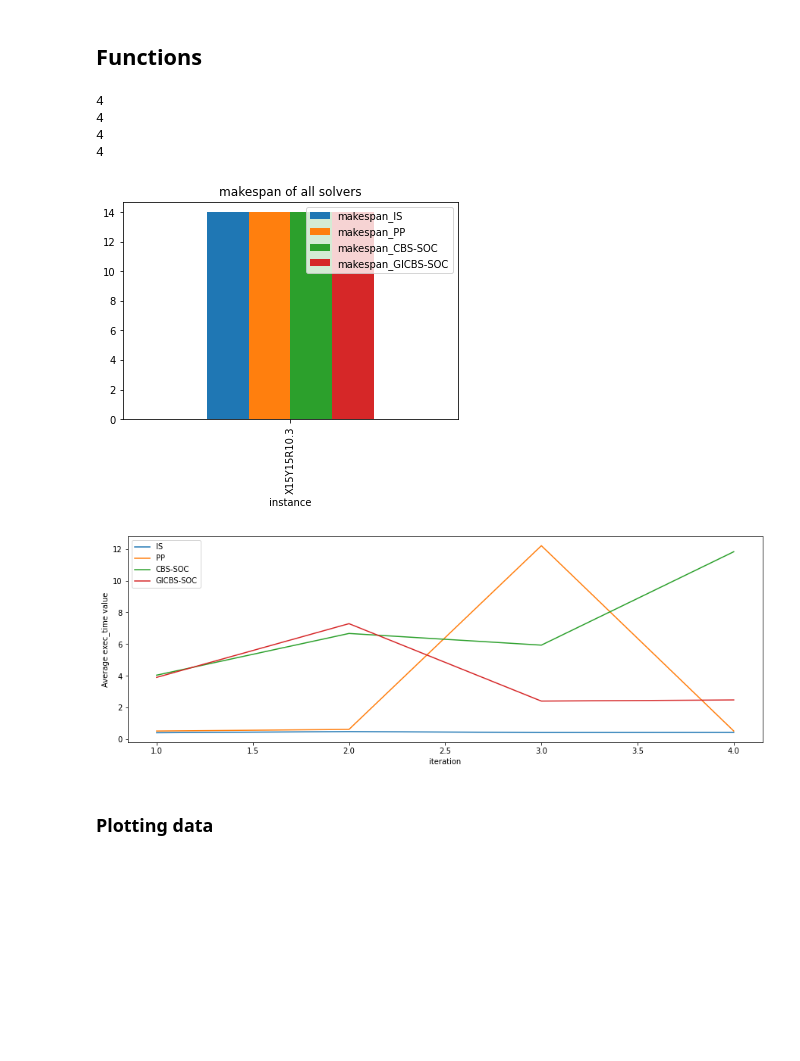
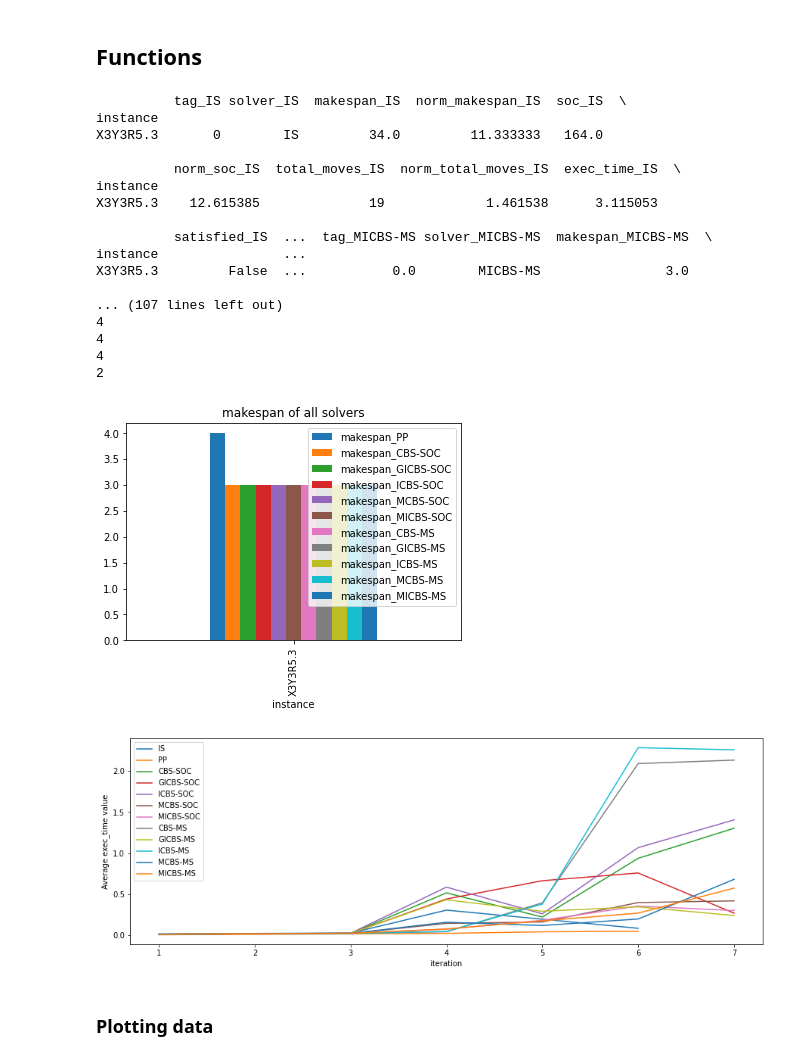
Before and after one commit to PaulRaatschen/Plan-Merging-Project-Sauerbrei-Raatschen, a Jupyter notebook: solvers/Benchmark-Notebook.ipynb, the cells around one changed output. Cells and saved outputs as stored; diff of their text form; code cells hidden in the pictures; blank space fills up the shorter version.

```diff
--- a/solvers/Benchmark-Notebook.ipynb
+++ b/solvers/Benchmark-Notebook.ipynb
@@ -15,7 +15,9 @@ solveddf = df[df['satisfied'] == True]
 
 allSolver = ["IS","PP","CBS-SOC","GICBS-SOC","ICBS-SOC","MCBS-SOC","MICBS-SOC","CBS-MS","GICBS-MS","ICBS-MS","MCBS-MS","MICBS-MS"]
 
-allSolver = ["IS","PP","CBS-SOC","GICBS-SOC"]
+#allSolver = ["IS","PP","CBS-SOC","GICBS-SOC"]
+
+filterSolved = True
 # %%
 #Splitting data by solver
 
@@ -31,12 +33,7 @@ cbsdf = df[df['solver'] == 'CBS-SOC']
 singledf= {}
 
 for solver in allSolver:
-
-    #no filter
-    #singledf[solver] = df[df['solver'] == solver]
-
-    #filter all solved instances
-    singledf[solver] = solveddf[solveddf['solver'] == solver]
+    singledf[solver] = df[df['solver'] == solver]
 # %%
 #Joining data by instance
 
@@ -58,10 +55,15 @@ def plotInstance(instanceName : str, df : pd.DataFrame,dataToPlot :str):
     """
 
     newdf = df.filter(like = instanceName, axis = 0)
+    print(newdf)
+
 
     keyTable = []
 
     for i in allSolver:
+        if(filterSolved):
+            if(newdf['satisfied'+"_"+i].item() == False):
+                continue
         keyTable.append(dataToPlot+"_"+i)
 
     ax = newdf[keyTable].plot.bar(title = dataToPlot+' of all solvers')
@@ -80,8 +82,11 @@ def averageValue(instanceName : str,solverName : str, df : pd.DataFrame,dataToPl
     if iterationNumber != -1: instanceName = instanceName+str(iterationNumber)
 
     newdf = df.filter(like = instanceName, axis = 0)
+
+    if(filterSolved): newdf = newdf[newdf['satisfied'+"_"+solverName] == True]
+
     newdf = newdf[dataToPlot+"_"+solverName]
-
+    print(newdf.size)
     if newdf.size == 0:
         return 0
 
@@ -94,41 +99,55 @@ def plotScale(instanceName : str, df : pd.DataFrame, dataToPlot: str):
     :param instanceName: Name of the instance
     :param df: Dataframe indexed by instance
     :return: A list, containing for every solver a dataframe, with the avg_time per iteration
     """
     newdf = df.filter(like = instanceName, axis = 0)
 
     allResults = []
 
     for solver in allSolver:
         solverResult = pd.DataFrame(columns = ['iteration','avg_'+dataToPlot])
         numberOfIterations = len(newdf.filter(like = instanceName,axis = 0)) // len(newdf.filter(like = instanceName+"1.",axis = 0))
-        print(numberOfIterations)
-        for i in range(1,numberOfIterations+1):
+        print(len(newdf.filter(like = instanceName,axis = 0)))
+        for i in range(1,numberOfIterations+2):
             avg_value = averageValue(instanceName,solver, newdf,dataToPlot, iterationNumber = i)
+            if(avg_value == 0): continue
             solverResult = solverResult.append(pd.DataFrame({'iteration':[i],'avg_'+dataToPlot:[avg_value]}),ignore_index=True)
         allResults.append(solverResult)
 
     ax = allResults[0].plot(x='iteration',y='avg_'+dataToPlot,label=allSolver[0])
     for dataNumber in range(1,len(allResults)):
         allResults[dataNumber].plot(ax=ax,x='iteration',y='avg_'+dataToPlot,label=allSolver[dataNumber],figsize=(15,5))
     ax.set_ylabel("Average " + dataToPlot + " value")
 
     return ax
 
 
 
 
-plotInstance("X15Y15R10.3", combineddf,"makespan")
-#print(averageTime("test","IS", combineddf, iterationNumber = 3))
+plotInstance("X3Y3R5.3", combineddf,"makespan")
+print(averageValue("X3Y3R","IS", combineddf,"exec_time", iterationNumber = 1))
 
-dataOfThePlot = plotScale("X15Y15R5-Rooms",combineddf, "exec_time")
+dataOfThePlot = plotScale("X3Y3R",combineddf, "exec_time")
 # %% [output]
+          tag_IS solver_IS  makespan_IS  norm_makespan_IS  soc_IS  \
+instance
+X3Y3R5.3       0        IS         34.0         11.333333   164.0
+
+          norm_soc_IS  total_moves_IS  norm_total_moves_IS  exec_time_IS  \
+instance
+X3Y3R5.3    12.615385              19             1.461538      3.115053
+
+          satisfied_IS  ...  tag_MICBS-MS solver_MICBS-MS  makespan_MICBS-MS  \
+instance                ...
+X3Y3R5.3         False  ...           0.0        MICBS-MS                3.0
+
+... (107 lines left out)
 4
 4
 4
-4
+2
-[figure, old version]
+[figure, new version]
-[figure, old version]
+[figure, new version]
 # %% [markdown]
 ### Plotting data
 # %%
```
Also changed, not shown: parts of 2 cells of this notebook, 10 other files.
